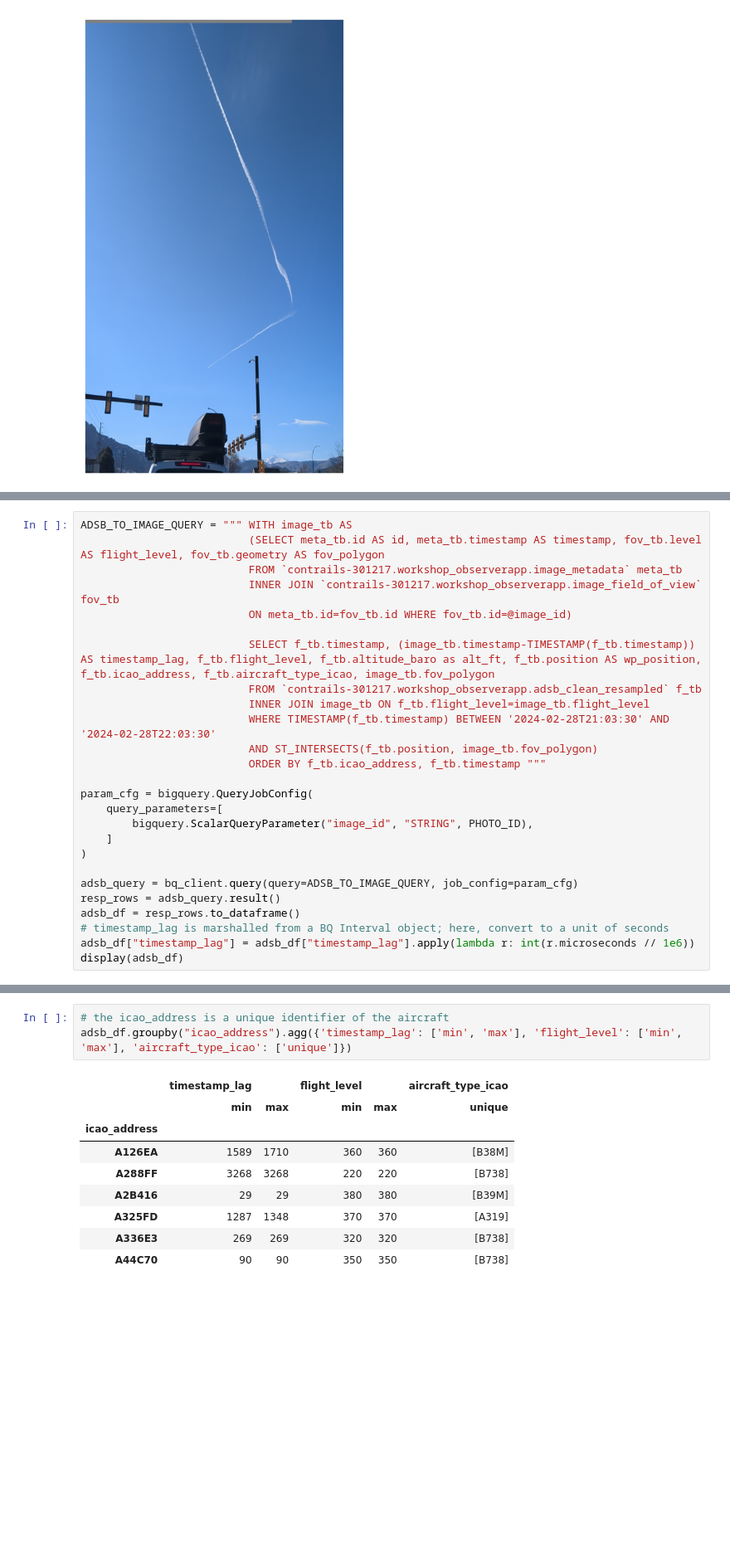
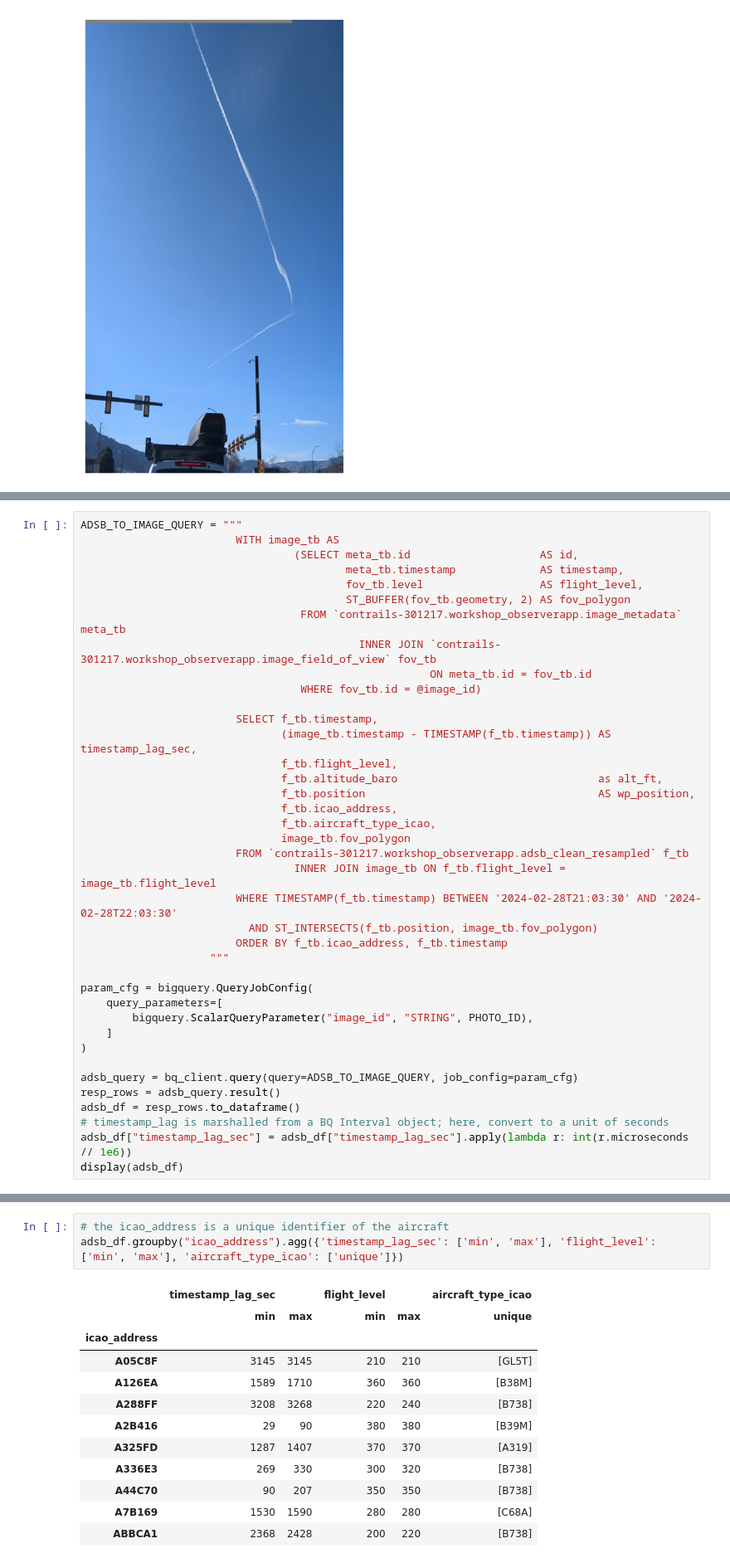
Before and after one commit to contrailcirrus/2024-06-contrails-workshop, a Jupyter notebook: labs/observer_app_hackathon/contributions/masson_demo.ipynb, the cells around one changed output, grey strips where cells are left out. Shown: that part at 83% size. Drawn from its saved outputs; the diff is of its cells as text; blank space fills up the shorter version.

```diff
--- a/labs/observer_app_hackathon/contributions/masson_demo.ipynb
+++ b/labs/observer_app_hackathon/contributions/masson_demo.ipynb
@@ -81,16 +88,29 @@ We will consider all aircraft waypoints with timestamp between `(image_timestamp
 # %%
-ADSB_TO_IMAGE_QUERY = """ WITH image_tb AS
-                          (SELECT meta_tb.id AS id, meta_tb.timestamp AS timestamp, fov_tb.level AS flight_level, fov_tb.geometry AS fov_polygon
-                          FROM `contrails-301217.workshop_observerapp.image_metadata` meta_tb
-                          INNER JOIN `contrails-301217.workshop_observerapp.image_field_of_view` fov_tb
-                          ON meta_tb.id=fov_tb.id WHERE fov_tb.id=@image_id)
+ADSB_TO_IMAGE_QUERY = """
+                        WITH image_tb AS
+                                 (SELECT meta_tb.id                    AS id,
+                                         meta_tb.timestamp             AS timestamp,
+                                         fov_tb.level                  AS flight_level,
+                                         ST_BUFFER(fov_tb.geometry, 2) AS fov_polygon
+                                  FROM `contrails-301217.workshop_observerapp.image_metadata` meta_tb
+                                           INNER JOIN `contrails-301217.workshop_observerapp.image_field_of_view` fov_tb
+                                                      ON meta_tb.id = fov_tb.id
+                                  WHERE fov_tb.id = @image_id)
 
-                          SELECT f_tb.timestamp, (image_tb.timestamp-TIMESTAMP(f_tb.timestamp)) AS timestamp_lag, f_tb.flight_level, f_tb.altitude_baro as alt_ft, f_tb.position AS wp_position, f_tb.icao_address, f_tb.aircraft_type_icao, image_tb.fov_polygon
-                          FROM `contrails-301217.workshop_observerapp.adsb_clean_resampled` f_tb
-                          INNER JOIN image_tb ON f_tb.flight_level=image_tb.flight_level
-                          WHERE TIMESTAMP(f_tb.timestamp) BETWEEN '2024-02-28T21:03:30' AND '2024-02-28T22:03:30'
+                        SELECT f_tb.timestamp,
+                               (image_tb.timestamp - TIMESTAMP(f_tb.timestamp)) AS timestamp_lag_sec,
+                               f_tb.flight_level,
+                               f_tb.altitude_baro                               as alt_ft,
+                               f_tb.position                                    AS wp_position,
+                               f_tb.icao_address,
+                               f_tb.aircraft_type_icao,
+                               image_tb.fov_polygon
+                        FROM `contrails-301217.workshop_observerapp.adsb_clean_resampled` f_tb
+                                 INNER JOIN image_tb ON f_tb.flight_level = image_tb.flight_level
+                        WHERE TIMESTAMP(f_tb.timestamp) BETWEEN '2024-02-28T21:03:30' AND '2024-02-28T22:03:30'
                           AND ST_INTERSECTS(f_tb.position, image_tb.fov_polygon)
-                          ORDER BY f_tb.icao_address, f_tb.timestamp """
+                        ORDER BY f_tb.icao_address, f_tb.timestamp
+                    """
 
 param_cfg = bigquery.QueryJobConfig(
     query_parameters=[
@@ -102,6 +122,6 @@ adsb_query = bq_client.query(query=ADSB_TO_IMAGE_QUERY, job_config=param_cfg)
 resp_rows = adsb_query.result()
 adsb_df = resp_rows.to_dataframe()
 # timestamp_lag is marshalled from a BQ Interval object; here, convert to a unit of seconds
-adsb_df["timestamp_lag"] = adsb_df["timestamp_lag"].apply(lambda r: int(r.microseconds // 1e6))
+adsb_df["timestamp_lag_sec"] = adsb_df["timestamp_lag_sec"].apply(lambda r: int(r.microseconds // 1e6))
 display(adsb_df)
 # %% [output]
@@ -118,15 +154,18 @@ display(adsb_df)
 # %%
 # the icao_address is a unique identifier of the aircraft
-adsb_df.groupby("icao_address").agg({'timestamp_lag': ['min', 'max'], 'flight_level': ['min', 'max'], 'aircraft_type_icao': ['unique']})
+adsb_df.groupby("icao_address").agg({'timestamp_lag_sec': ['min', 'max'], 'flight_level': ['min', 'max'], 'aircraft_type_icao': ['unique']})
 # %% [output]
-|  | timestamp_lag |  | flight_level |  | aircraft_type_icao |
+|  | timestamp_lag_sec |  | flight_level |  | aircraft_type_icao |
 |  | min | max | min | max | unique |
 | icao_address |  |  |  |  |  |
+| A05C8F | 3145 | 3145 | 210 | 210 | [GL5T] |
 | A126EA | 1589 | 1710 | 360 | 360 | [B38M] |
-| A288FF | 3268 | 3268 | 220 | 220 | [B738] |
-| A2B416 | 29 | 29 | 380 | 380 | [B39M] |
-| A325FD | 1287 | 1348 | 370 | 370 | [A319] |
-| A336E3 | 269 | 269 | 320 | 320 | [B738] |
-| A44C70 | 90 | 90 | 350 | 350 | [B738] |
+| A288FF | 3208 | 3268 | 220 | 240 | [B738] |
+| A2B416 | 29 | 90 | 380 | 380 | [B39M] |
+| A325FD | 1287 | 1407 | 370 | 370 | [A319] |
+| A336E3 | 269 | 330 | 300 | 320 | [B738] |
+| A44C70 | 90 | 207 | 350 | 350 | [B738] |
+| A7B169 | 1530 | 1590 | 280 | 280 | [C68A] |
+| ABBCA1 | 2368 | 2428 | 200 | 220 | [B738] |
 # %% [markdown]
 Given our prior hypothesis that these contrails are likely short-lived, it seems reasonable to posit that aircraft `A44C70`, `A2B416` and/or `A336E3` would be the aircrafts that generated these contrails.
```
Also changed, not shown: parts of 12 cells of this notebook, 1 other file.
